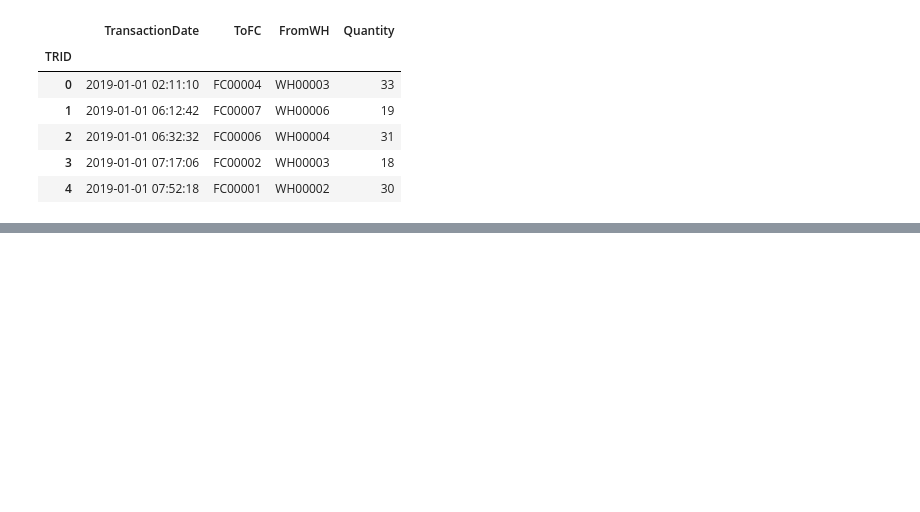
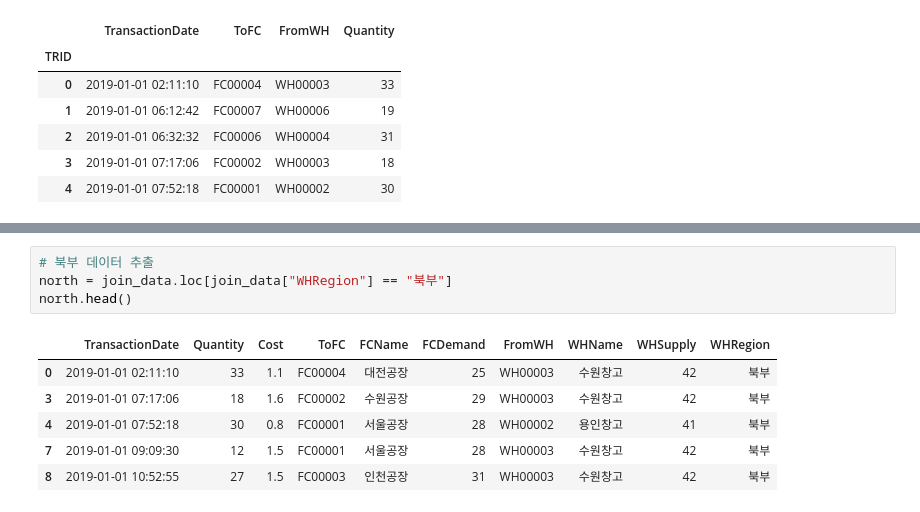
Before and after one commit to sy1452/py_technique, a Jupyter notebook: 최적화 문제.ipynb, the cells around one changed output, grey strips where cells are left out. Drawn from its saved outputs; the diff is of its cells as text; blank space fills up the shorter version.

```diff
--- a/최적화 문제.ipynb
+++ b/최적화 문제.ipynb
@@ -78,0 +124,11 @@ trans.head()
+# %%
+# 북부 데이터 추출
+north = join_data.loc[join_data["WHRegion"] == "북부"]
+north.head()
+# %% [output]
+|  | TransactionDate | Quantity | Cost | ToFC | FCName | FCDemand | FromWH | WHName | WHSupply | WHRegion |
+| 0 | 2019-01-01 02:11:10 | 33 | 1.1 | FC00004 | 대전공장 | 25 | WH00003 | 수원창고 | 42 | 북부 |
+| 3 | 2019-01-01 07:17:06 | 18 | 1.6 | FC00002 | 수원공장 | 29 | WH00003 | 수원창고 | 42 | 북부 |
+| 4 | 2019-01-01 07:52:18 | 30 | 0.8 | FC00001 | 서울공장 | 28 | WH00002 | 용인창고 | 41 | 북부 |
+| 7 | 2019-01-01 09:09:30 | 12 | 1.5 | FC00001 | 서울공장 | 28 | WH00003 | 수원창고 | 42 | 북부 |
+| 8 | 2019-01-01 10:52:55 | 27 | 1.5 | FC00003 | 인천공장 | 31 | WH00003 | 수원창고 | 42 | 북부 |
```
Also changed, not shown: parts of 10 cells of this notebook.
